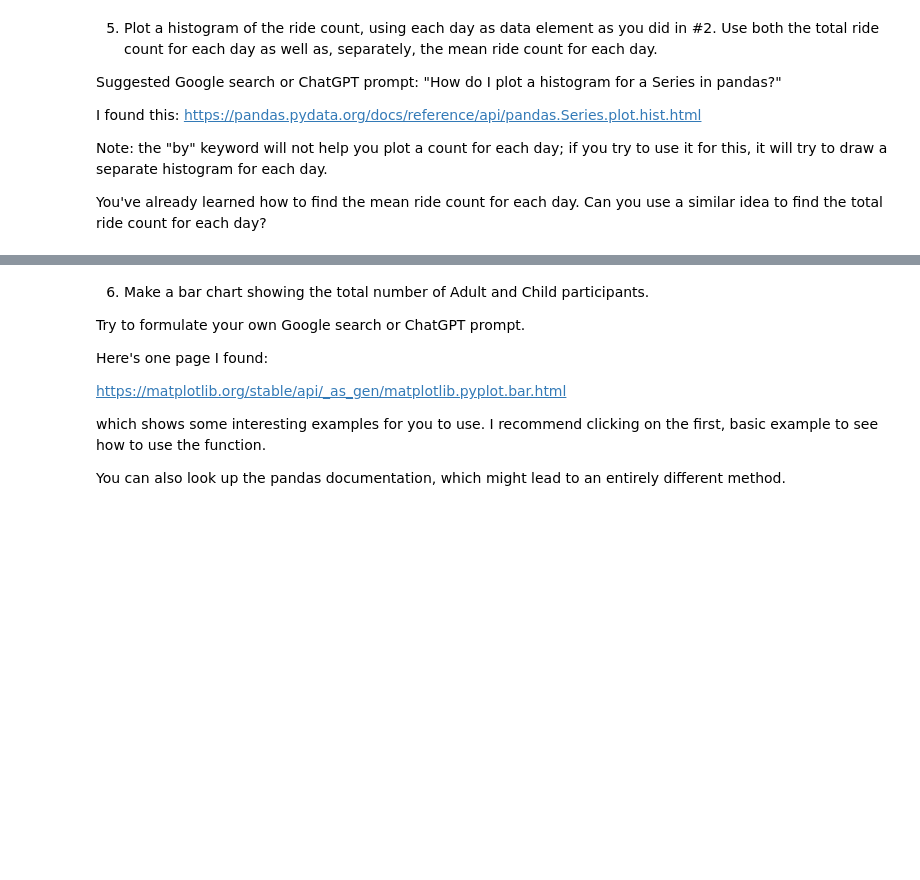
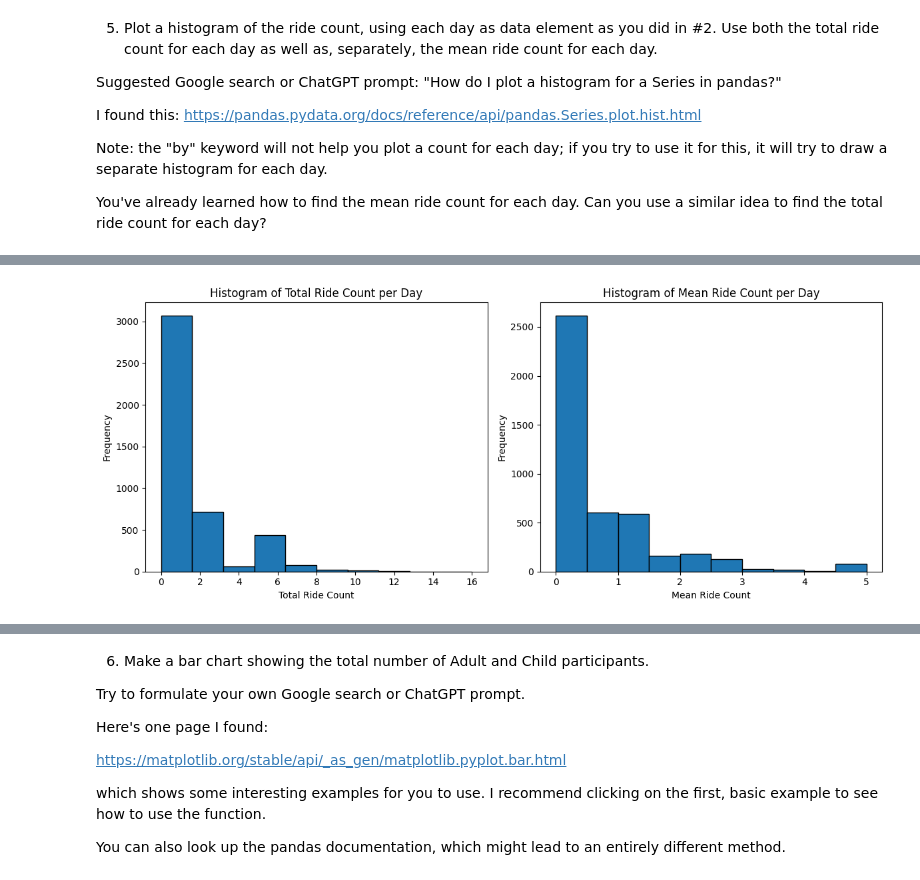
Before and after one commit to anamomds/AI_For_Leaders_II, a Jupyter notebook: OMDS-ModB2-Week3-Nam-Alexander.ipynb, the cells around one changed output, grey strips where cells are left out. Drawn from its saved outputs; the diff is of its cells as text; code cells hidden in the pictures; blank space fills up the shorter version.

```diff
--- a/OMDS-ModB2-Week3-Nam-Alexander.ipynb
+++ b/OMDS-ModB2-Week3-Nam-Alexander.ipynb
@@ -366,0 +431,23 @@ You've already learned how to find the mean ride count for each day.  Can you us
+# %%
+import pandas as pd
+import matplotlib.pyplot as plt
+
+daily_total = df.groupby('VisitDate')['TeacupRide'].sum()
+daily_mean = df.groupby('VisitDate')['TeacupRide'].mean()
+
+plt.figure(figsize=(12, 5))
+
+plt.subplot(1, 2, 1)
+daily_total.plot(kind='hist', bins=10, edgecolor='black')
+plt.title('Histogram of Total Ride Count per Day')
+plt.xlabel('Total Ride Count')
+
+plt.subplot(1, 2, 2)
+daily_mean.plot(kind='hist', bins=10, edgecolor='black')
+plt.title('Histogram of Mean Ride Count per Day')
+plt.xlabel('Mean Ride Count')
+
+plt.tight_layout()
+plt.show()
+# %% [output]
+[figure, added]
```
Also changed, not shown: parts of 12 cells of this notebook, 1 other file.
